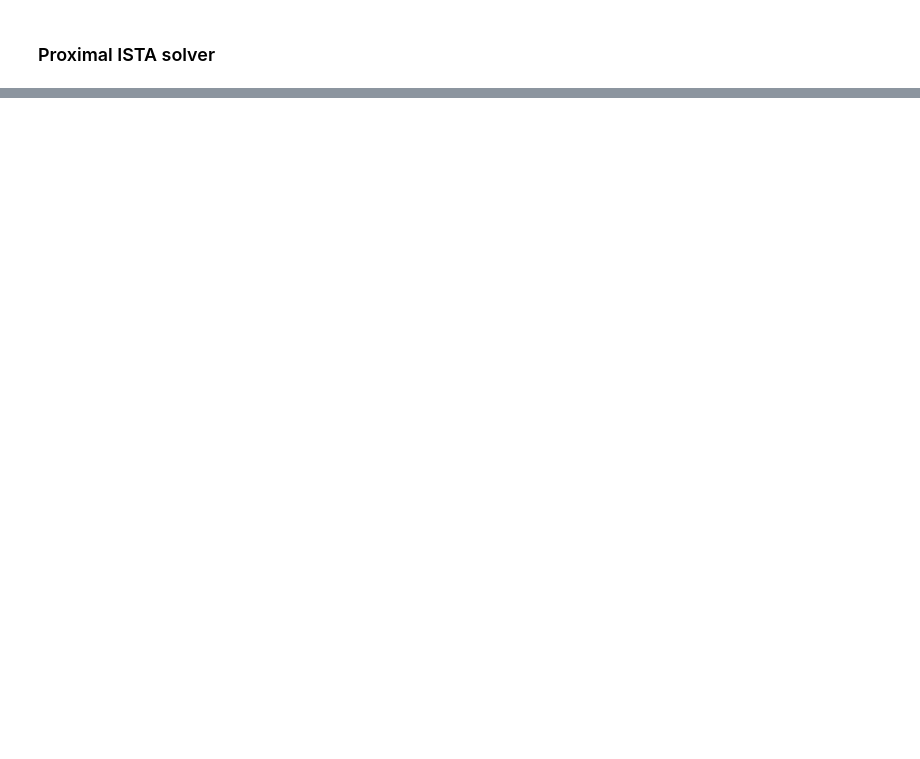
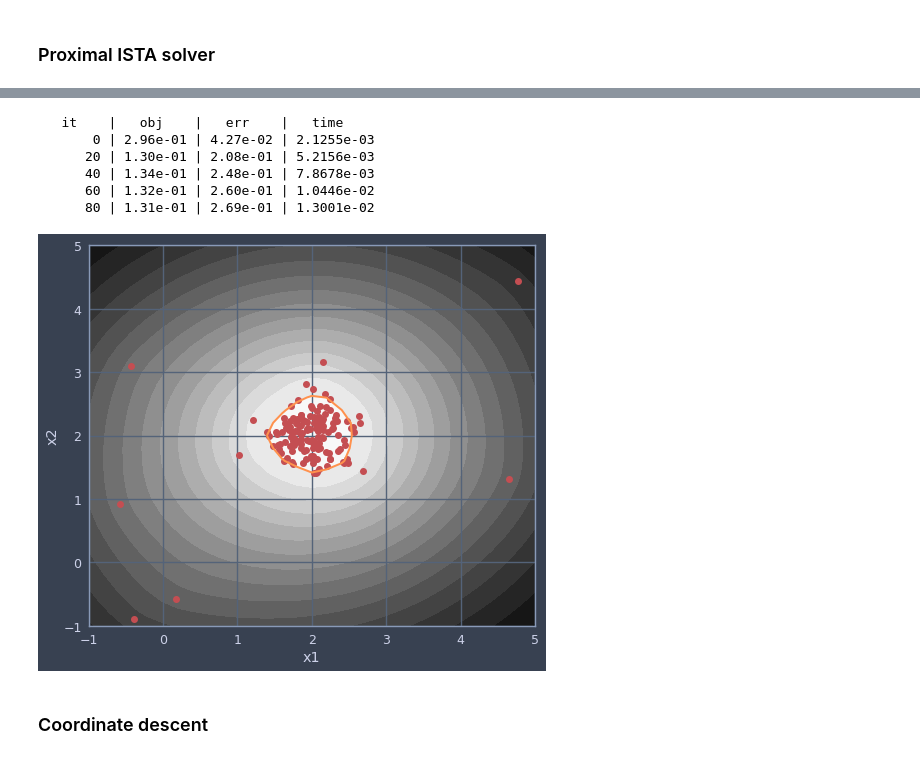
Before and after one commit to aymondebroglie/Project_Opti, a Jupyter notebook: project_m2_optim_data_science_2017_ocsvm.ipynb, the cells around one changed output, grey strips where cells are left out. Cells and saved outputs as stored; diff of their text form; code cells hidden in the pictures; blank space fills up the shorter version.

Commit message:
Implementation for every algorithm, the results are not very good

```diff
--- a/project_m2_optim_data_science_2017_ocsvm.ipynb
+++ b/project_m2_optim_data_science_2017_ocsvm.ipynb
@@ -967,0 +945,32 @@ model.lipschitz_constant
+# %%
+def prox_fista(mu_init, model, n_iter=100, step=1., callback=None):
+    """FISTA algorithm."""
+    mu = x_init.copy()
+    y = x_init.copy()
+    t = 1.
+
+    for _ in range(n_iter):
+        mu_new = model.prox_g((y - step * model.grad(y)))
+        t_new = (1. + np.sqrt(1 + 4 * t**2)) / 2.
+        y = mu_new + (t - 1.) / t_new * (mu_new - mu)
+        mu = mu_new
+        t = t_new
+
+        # Update metrics after each iteration.
+        if callback is not None:
+            callback(mu)
+    return mu
+# %%
+prox_fista_inspector = inspector(model.loss,mu_true,n_iter = n_iter, verbose=True)
+mu = prox_fista(np.zeros(model.n), model, n_iter=n_iter, step=1/model.lipschitz_constant(),callback=prox_fista_inspector)
+plot_ocsvm(X, mu, range(len(mu)),rho=1, kernel=rbf_kernel)
+# %% [output]
+   it    |   obj    |   err    |   time
+       0 | 2.96e-01 | 4.27e-02 | 2.1255e-03
+      20 | 1.30e-01 | 2.08e-01 | 5.2156e-03
+      40 | 1.34e-01 | 2.48e-01 | 7.8678e-03
+      60 | 1.32e-01 | 2.60e-01 | 1.0446e-02
+      80 | 1.31e-01 | 2.69e-01 | 1.3001e-02
+[figure, added]
+# %% [markdown]
+### Coordinate descent
```
Also changed, not shown: parts of 26 cells of this notebook.
